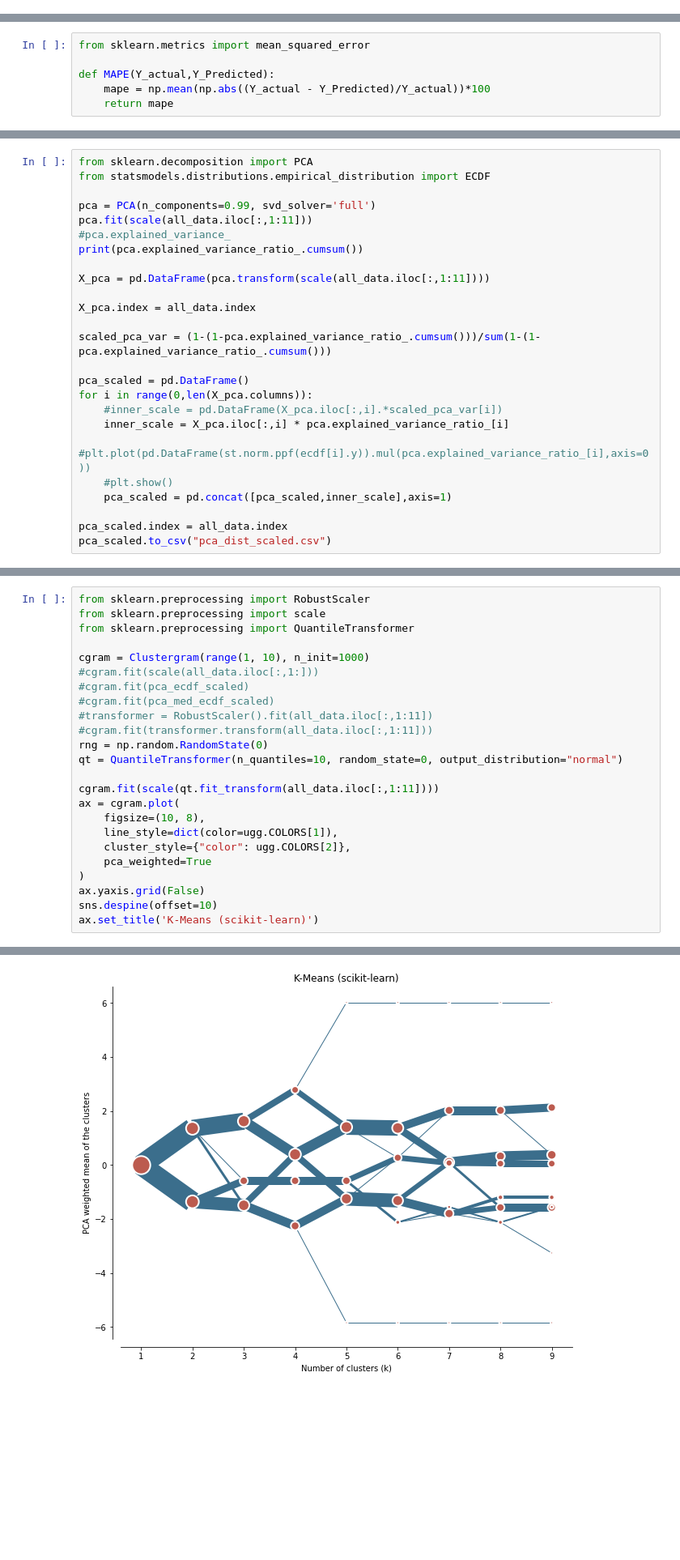
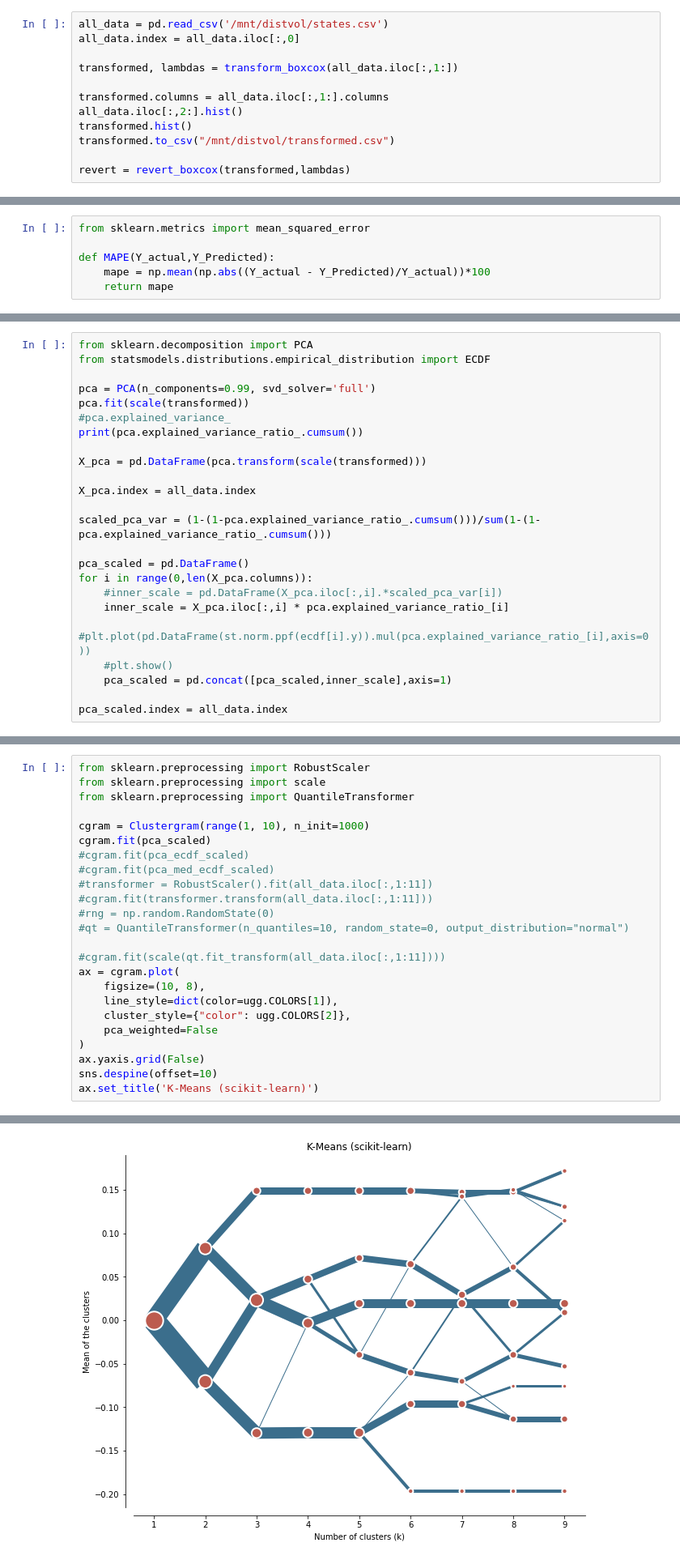
Before and after one commit to webclinic017/Python-Stock-1, a Jupyter notebook: DBScan-ElasticNet.ipynb, the cells around one changed output, grey strips where cells are left out. Shown at 81% size. Drawn from its saved outputs; the diff is of its cells as text; blank space fills up the shorter version.

```diff
--- a/DBScan-ElasticNet.ipynb
+++ b/DBScan-ElasticNet.ipynb
@@ -32,0 +91,12 @@ from sklearn.preprocessing import scale
+# %%
+all_data = pd.read_csv('/mnt/distvol/states.csv')
+all_data.index = all_data.iloc[:,0]
+
+transformed, lambdas = transform_boxcox(all_data.iloc[:,1:])
+
+transformed.columns = all_data.iloc[:,1:].columns
+all_data.iloc[:,2:].hist()
+transformed.hist()
+transformed.to_csv("/mnt/distvol/transformed.csv")
+
+revert = revert_boxcox(transformed,lambdas)
@@ -174,11 +251,11 @@ from sklearn.decomposition import PCA
 from statsmodels.distributions.empirical_distribution import ECDF
 
 pca = PCA(n_components=0.99, svd_solver='full')
-pca.fit(scale(all_data.iloc[:,1:11]))
+pca.fit(scale(transformed))
 #pca.explained_variance_
 print(pca.explained_variance_ratio_.cumsum())
 
-X_pca = pd.DataFrame(pca.transform(scale(all_data.iloc[:,1:11])))
+X_pca = pd.DataFrame(pca.transform(scale(transformed)))
 
 X_pca.index = all_data.index
 
@@ -193,5 +270,4 @@ for i in range(0,len(X_pca.columns)):
     pca_scaled = pd.concat([pca_scaled,inner_scale],axis=1)
 
 pca_scaled.index = all_data.index
-pca_scaled.to_csv("pca_dist_scaled.csv")
 # %% [output]
@@ -334,20 +410,20 @@ from sklearn.preprocessing import scale
 from sklearn.preprocessing import QuantileTransformer
 
 cgram = Clustergram(range(1, 10), n_init=1000)
-#cgram.fit(scale(all_data.iloc[:,1:]))
+cgram.fit(pca_scaled)
 #cgram.fit(pca_ecdf_scaled)
 #cgram.fit(pca_med_ecdf_scaled)
 #transformer = RobustScaler().fit(all_data.iloc[:,1:11])
 #cgram.fit(transformer.transform(all_data.iloc[:,1:11]))
-rng = np.random.RandomState(0)
-qt = QuantileTransformer(n_quantiles=10, random_state=0, output_distribution="normal")
+#rng = np.random.RandomState(0)
+#qt = QuantileTransformer(n_quantiles=10, random_state=0, output_distribution="normal")
 
-cgram.fit(scale(qt.fit_transform(all_data.iloc[:,1:11])))
+#cgram.fit(scale(qt.fit_transform(all_data.iloc[:,1:11])))
 ax = cgram.plot(
     figsize=(10, 8),
     line_style=dict(color=ugg.COLORS[1]),
     cluster_style={"color": ugg.COLORS[2]},
-    pca_weighted=True
+    pca_weighted=False
 )
 ax.yaxis.grid(False)
 sns.despine(offset=10)
@@ -365,5 +441,5 @@ K=9 fitted in 3.3814034461975098 seconds.
 Text(0.5, 1.0, 'K-Means (scikit-learn)')
-[figure, old version]
+[figure, new version]
 # %%
 import matplotlib.pyplot as plt
 fig, axs = plt.subplots(2, figsize=(10, 10), sharex=True)
```
Also changed, not shown: parts of 15 cells of this notebook, 2 other files.
